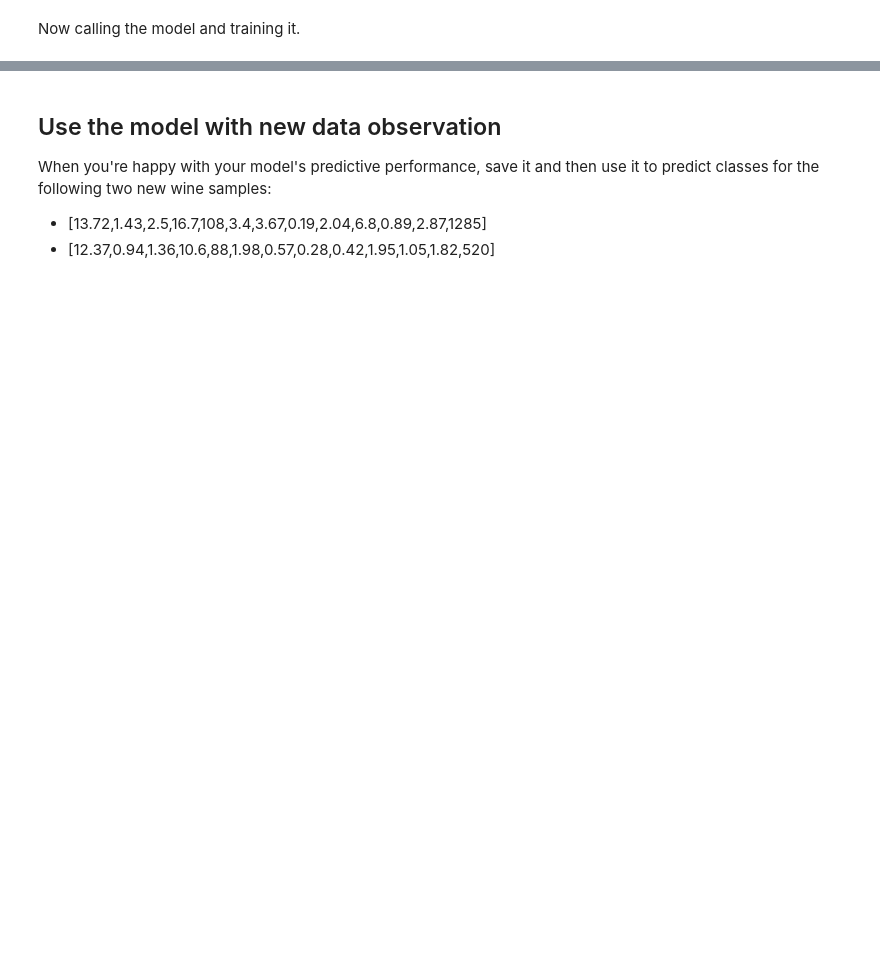
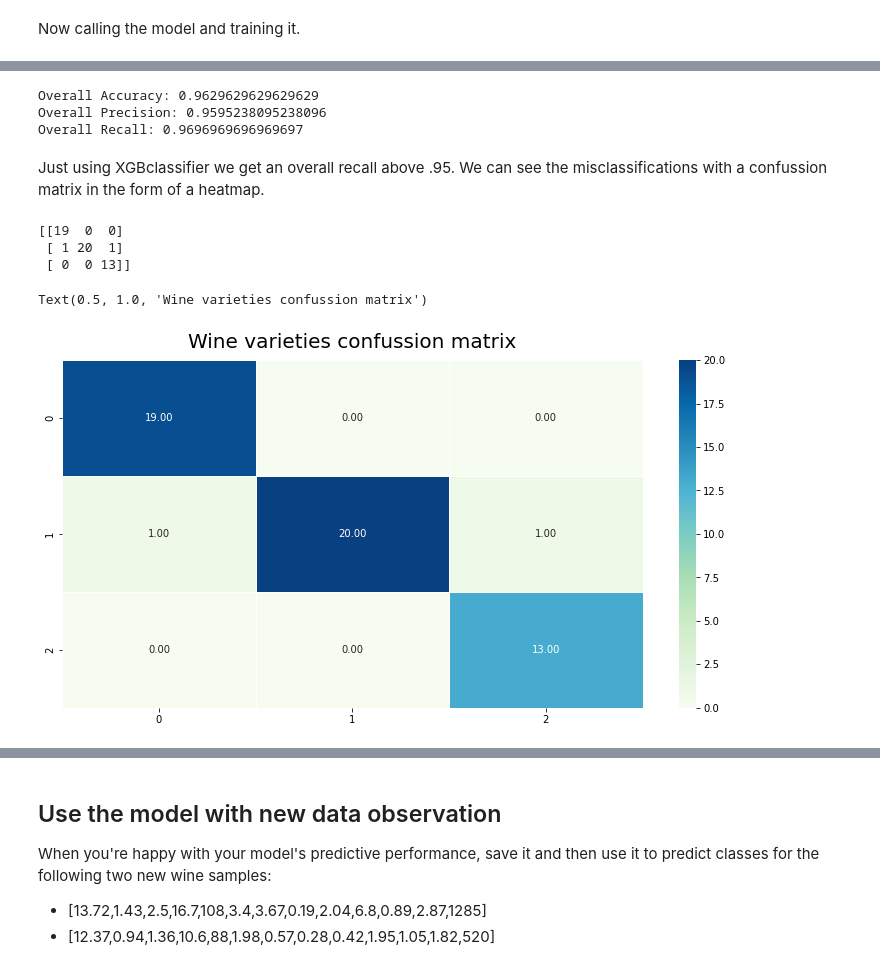
Before and after one commit to BanuelosCarlos/Wine-Classification-Challenge, a Jupyter notebook: Wine Classification Challenge.ipynb, the cells around one changed output, grey strips where cells are left out. Saved outputs shown, nothing was run; the diff lists cells and outputs as text; code cells hidden in the pictures; blank space fills up the shorter version.

Commit message:
Predictions, evaluations for the model

```diff
--- a/Wine Classification Challenge.ipynb
+++ b/Wine Classification Challenge.ipynb
@@ -141,0 +158,41 @@ print((y_test==predictions).sum()/len(y_test))
+# %%
+from sklearn.metrics import accuracy_score, precision_score, recall_score
+
+print("Overall Accuracy:",accuracy_score(y_test, predictions))
+print("Overall Precision:",precision_score(y_test, predictions, average='macro'))
+print("Overall Recall:",recall_score(y_test, predictions, average='macro'))
+# %% [output]
+Overall Accuracy: 0.9629629629629629
+Overall Precision: 0.9595238095238096
+Overall Recall: 0.9696969696969697
+# %% [markdown]
+Just using XGBclassifier we get an overall recall above .95.
+We can see the misclassifications with a confussion matrix in the form of a heatmap.
+# %%
+from sklearn.metrics import confusion_matrix
+import numpy as np
+
+# Print the confusion matrix
+mcm = confusion_matrix(y_test, predictions)
+print(mcm)
+
+import seaborn as sns
+
+f, ax =plt.subplots(figsize=(13,6))
+hm = sns.heatmap(
+    np.round(mcm,2),
+    annot=True,
+    ax=ax,
+    cmap="GnBu",
+    fmt='.2f',
+    linewidths=0.7
+)
+f.subplots_adjust(top=0.93)
+#t = f.suptitle("Inssurance Health Correlation Heatmap", fontsize=14)
+hm.set_title('Wine varieties confussion matrix', fontdict={'fontsize':20}, pad=12)
+# %% [output]
+[[19  0  0]
+ [ 1 20  1]
+ [ 0  0 13]]
+Text(0.5, 1.0, 'Wine varieties confussion matrix')
+[figure, added]
```
Also changed, not shown: parts of 16 cells of this notebook.
